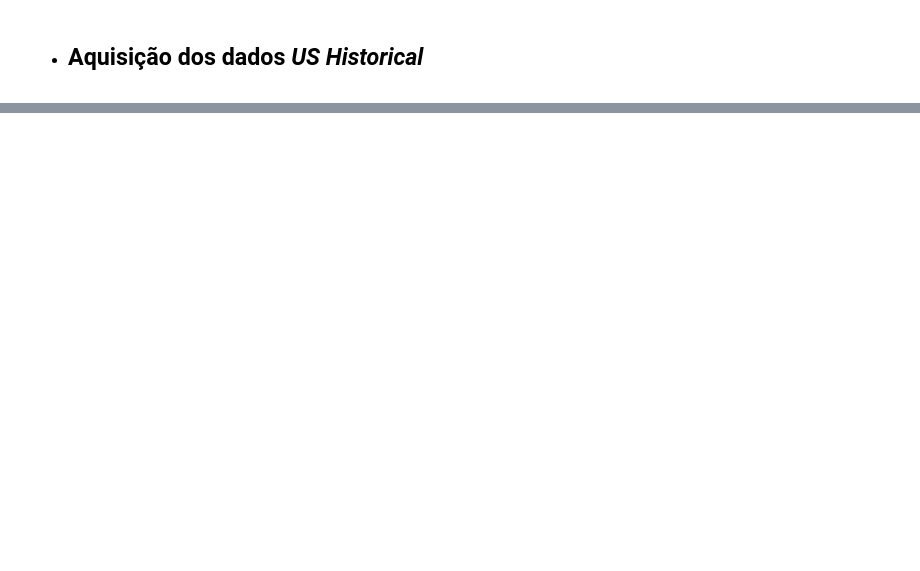
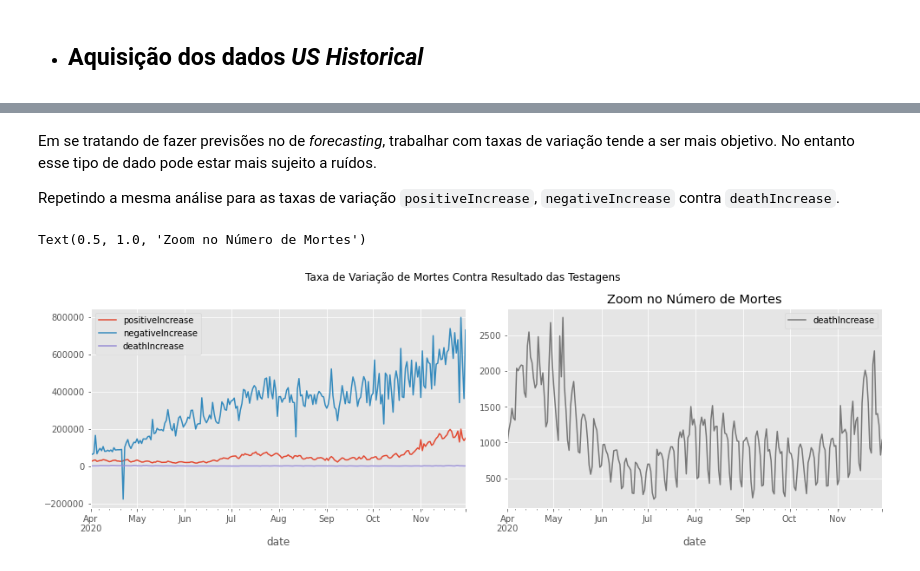
Before and after one commit to C0nrado/covid_prediction, a Jupyter notebook: 01_exploracao_inicial.ipynb, the cells around one changed output, grey strips where cells are left out. Saved outputs shown, nothing was run; the diff lists cells and outputs as text; code cells hidden in the pictures; blank space fills up the shorter version.

```diff
--- a/01_exploracao_inicial.ipynb
+++ b/01_exploracao_inicial.ipynb
@@ -132,0 +178,16 @@ for i in range(65):
+# %% [markdown]
+Em se tratando de fazer previsões no de *forecasting*, trabalhar com taxas de variação tende a ser mais objetivo.
+No entanto esse tipo de dado pode estar mais sujeito a ruídos.
+
+Repetindo a mesma análise para as taxas de variação `positiveIncrease`, `negativeIncrease` contra `deathIncrease`.
+# %%
+# Visualizando as taxas de variações
+
+fig, (ax1, ax2) = plot_grid(1, 2)
+us_hist[['positiveIncrease', 'negativeIncrease', 'deathIncrease']].plot(ax=ax1)
+us_hist['deathIncrease'].plot(ax=ax2, color='C3', label='deathIncrease', legend=True)
+fig.suptitle('Taxa de Variação de Mortes Contra Resultado das Testagens');
+ax2.set_title('Zoom no Número de Mortes')
+# %% [output]
+Text(0.5, 1.0, 'Zoom no Número de Mortes')
+[figure, added]
```
Also changed, not shown: parts of 52 cells of this notebook, 1 other file.
